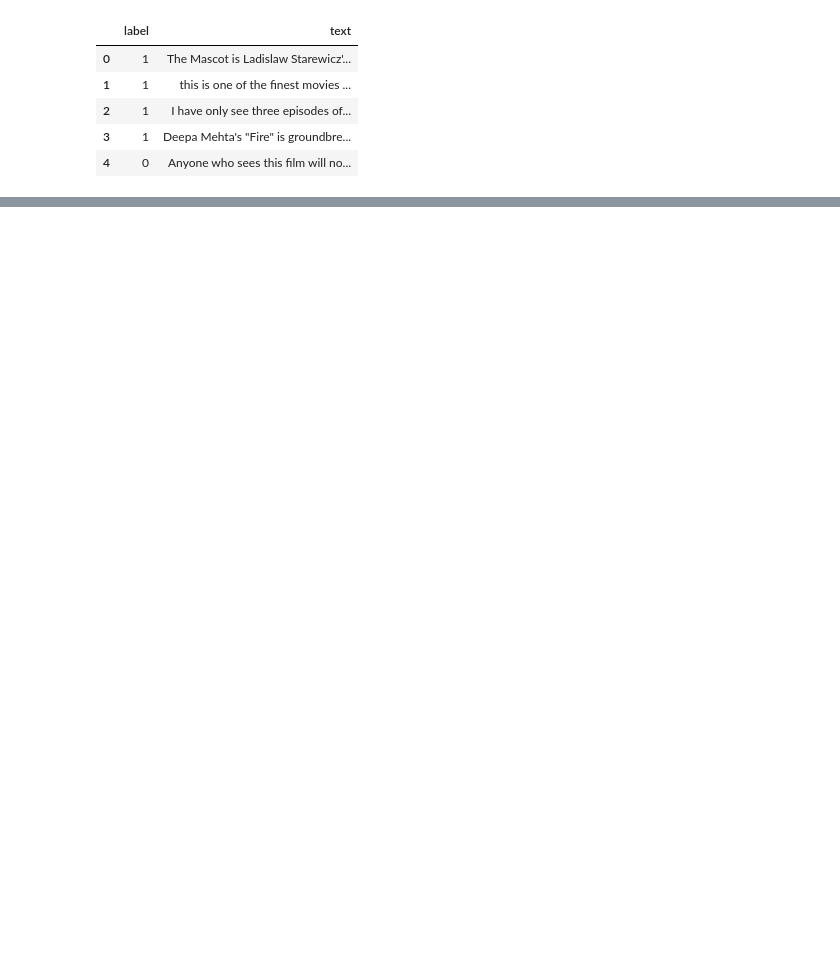
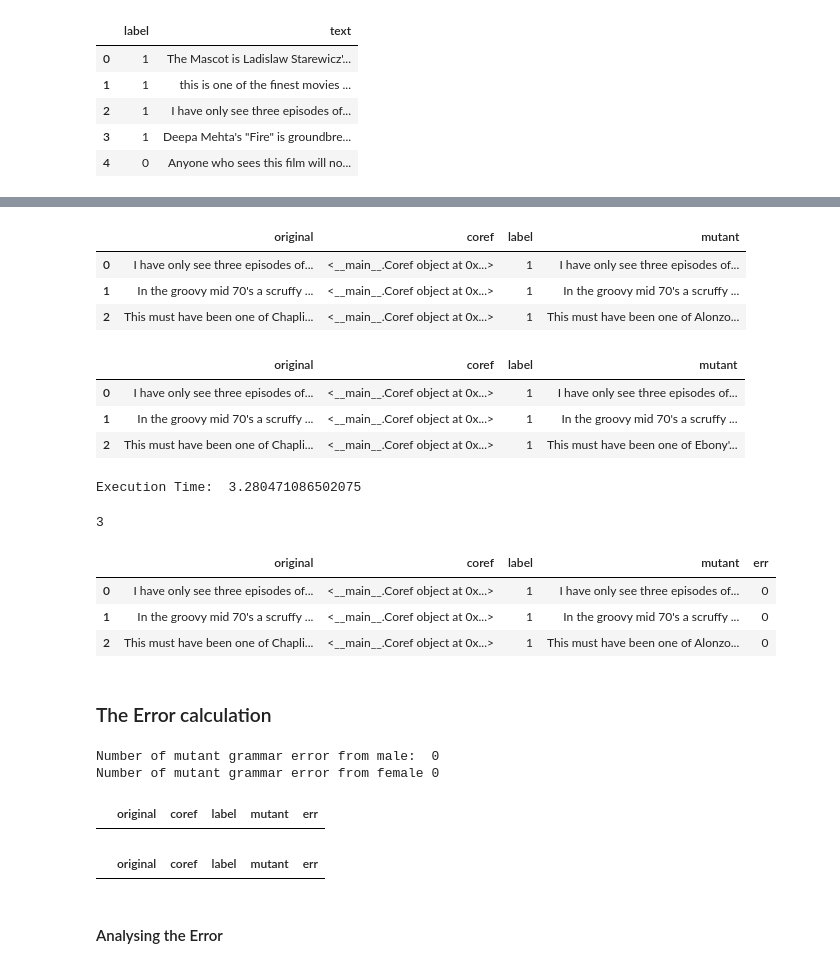
Before and after one commit to soarsmu/BiasFinder, a Jupyter notebook: data/mutant-generation.ipynb, the cells around one changed output, grey strips where cells are left out. Drawn from its saved outputs; the diff is of its cells as text; code cells hidden in the pictures; blank space fills up the shorter version.

```diff
--- a/data/mutant-generation.ipynb
+++ b/data/mutant-generation.ipynb
@@ -599,0 +625,8 @@ import time
+# %%
+def get_first_male_mutant_text(c) :
+    return c.generate_male_mutant_text()[0]["text"]
+def get_first_female_mutant_text(c) :
+    return c.generate_female_mutant_text()[0]["text"]
+# %%
+mt["mutant"] = mt["coref"].apply(get_first_male_mutant_text)
+ft["mutant"] = ft["coref"].apply(get_first_female_mutant_text)
@@ -599,0 +675,69 @@ import time
+# %%
+mt
+# %% [output]
+|  | original | coref | label | mutant |
+| 0 | I have only see three episodes of... | <__main__.Coref object at 0x...> | 1 | I have only see three episodes of... |
+| 1 | In the groovy mid 70's a scruffy ... | <__main__.Coref object at 0x...> | 1 | In the groovy mid 70's a scruffy ... |
+| 2 | This must have been one of Chapli... | <__main__.Coref object at 0x...> | 1 | This must have been one of Alonzo... |
+# %%
+ft
+# %% [output]
+|  | original | coref | label | mutant |
+| 0 | I have only see three episodes of... | <__main__.Coref object at 0x...> | 1 | I have only see three episodes of... |
+| 1 | In the groovy mid 70's a scruffy ... | <__main__.Coref object at 0x...> | 1 | In the groovy mid 70's a scruffy ... |
+| 2 | This must have been one of Chapli... | <__main__.Coref object at 0x...> | 1 | This must have been one of Ebony'... |
+# %%
+start = time.time()
+
+merr = []
+ferr = []
+
+i = 0
+for (male_mutant, female_mutant, original) in zip(mt["mutant"].values, ft["mutant"].values, mt["original"].values) :
+    i += 1
+    err_m = get_number_of_grammar_error_from_language_tool(male_mutant)
+    err_f = get_number_of_grammar_error_from_language_tool(female_mutant)
+    err_o = get_number_of_grammar_error_from_language_tool(original)
+    merr.append(err_m - err_o)
+    ferr.append(err_f - err_o)
+
+    # using for log only
+    if i % 500 == 0 :
+        print(i)
+
+end = time.time()
+print("Execution Time: ", end-start)
+# %% [output]
+Execution Time:  3.280471086502075
+# %%
+len(merr)
+# %% [output]
+3
+# %%
+mt["err"] = merr
+ft["err"] = ferr
+# %%
+mt
+# %% [output]
+|  | original | coref | label | mutant | err |
+| 0 | I have only see three episodes of... | <__main__.Coref object at 0x...> | 1 | I have only see three episodes of... | 0 |
+| 1 | In the groovy mid 70's a scruffy ... | <__main__.Coref object at 0x...> | 1 | In the groovy mid 70's a scruffy ... | 0 |
+| 2 | This must have been one of Chapli... | <__main__.Coref object at 0x...> | 1 | This must have been one of Alonzo... | 0 |
+# %% [markdown]
+### The Error calculation
+# %%
+print("Number of mutant grammar error from male: ", len(mt[mt["err"] > 0]))
+print("Number of mutant grammar error from female", len(ft[ft["err"] > 0]))
+# %% [output]
+Number of mutant grammar error from male:  0
+Number of mutant grammar error from female 0
+# %%
+mt[mt["err"] > 0]
+# %% [output]
+|  | original | coref | label | mutant | err |
+# %%
+ft[ft["err"] > 0]
+# %% [output]
+|  | original | coref | label | mutant | err |
+# %% [markdown]
+#### Analysing the Error
```
Also changed, not shown: parts of 53 cells of this notebook.
